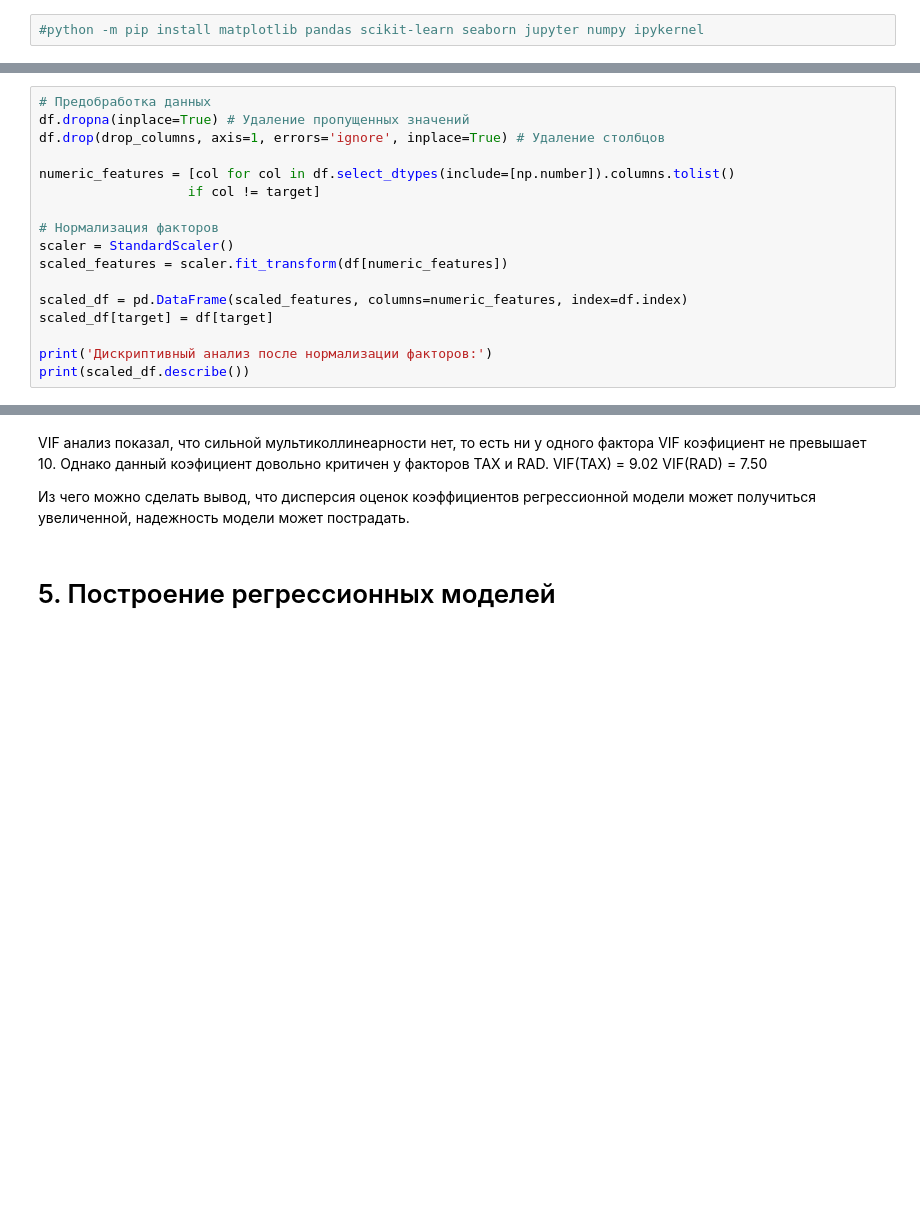
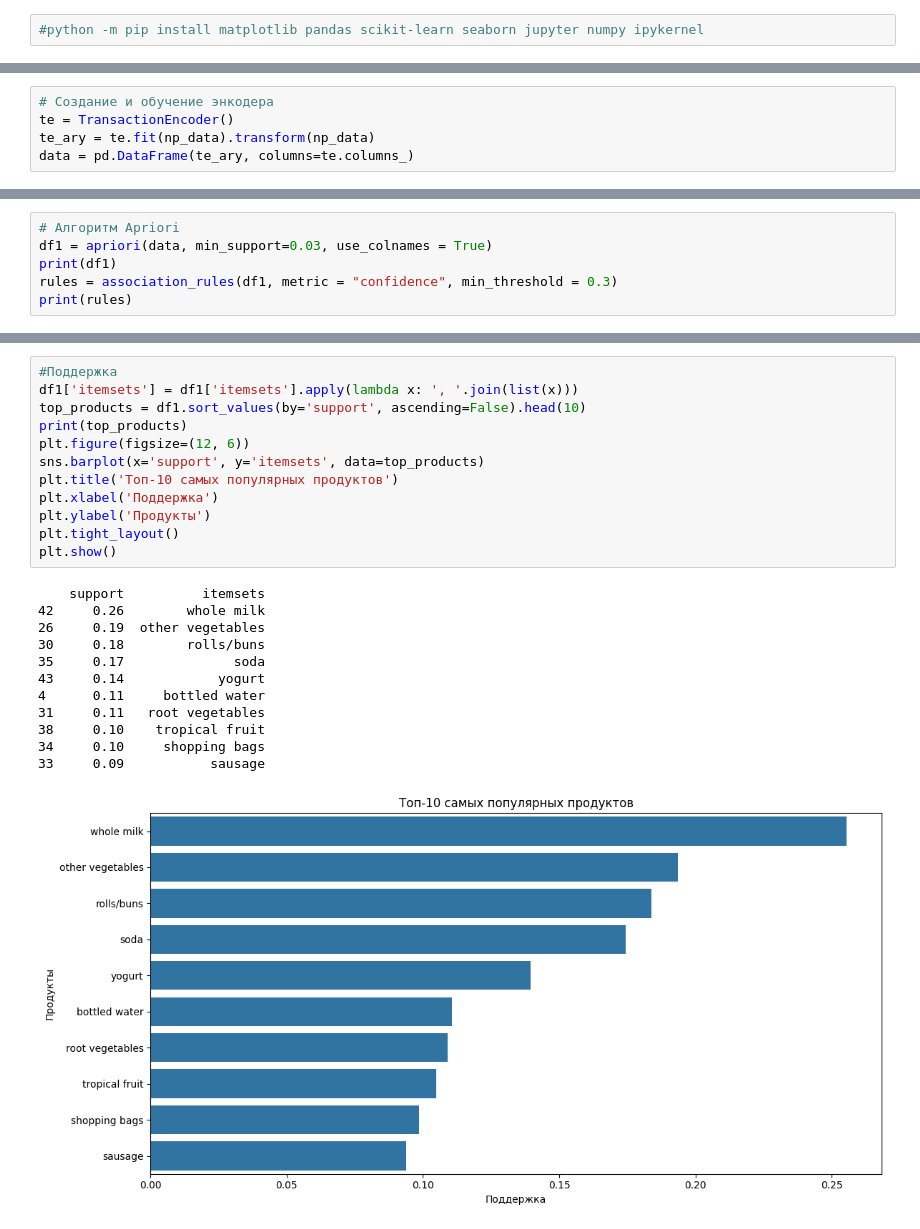
Before and after one commit to DenixSaw/ML-labs-NSTU, a Jupyter notebook: report.ipynb, the cells around one changed output, grey strips where cells are left out. Saved outputs shown, nothing was run; the diff lists cells and outputs as text; blank space fills up the shorter version.

```diff
--- a/report.ipynb
+++ b/report.ipynb
@@ -169 +98,6 @@ ZN
+# %%
+# Создание и обучение энкодера
+te = TransactionEncoder()
+te_ary = te.fit(np_data).transform(np_data)
+data = pd.DataFrame(te_ary, columns=te.columns_)
 # %% [markdown]
@@ -171,18 +105,7 @@ ZN
 # %%
-# Предобработка данных
-df.dropna(inplace=True) # Удаление пропущенных значений
-df.drop(drop_columns, axis=1, errors='ignore', inplace=True) # Удаление столбцов
-
-numeric_features = [col for col in df.select_dtypes(include=[np.number]).columns.tolist()
-                   if col != target]
-
-# Нормализация факторов
-scaler = StandardScaler()
-scaled_features = scaler.fit_transform(df[numeric_features])
-
-scaled_df = pd.DataFrame(scaled_features, columns=numeric_features, index=df.index)
-scaled_df[target] = df[target]
-
-print('Дискриптивный анализ после нормализации факторов:')
-print(scaled_df.describe())
+# Алгоритм Apriori
+df1 = apriori(data, min_support=0.03, use_colnames = True)
+print(df1)
+rules = association_rules(df1, metric = "confidence", min_threshold = 0.3)
+print(rules)
 # %% [output]
@@ -292,8 +129,25 @@ VIF коэффициенты:
-# %% [markdown]
-VIF анализ показал, что сильной мультиколлинеарности нет, то есть ни у одного фактора VIF коэфициент не превышает 10. Однако данный коэфициент довольно критичен у факторов TAX и RAD.
-VIF(TAX) = 9.02
-VIF(RAD) = 7.50
-
-Из чего можно сделать вывод, что дисперсия оценок коэффициентов регрессионной модели может получиться увеличенной, надежность модели может пострадать.
-# %% [markdown]
-# 5. Построение регрессионных моделей
+# %%
+#Поддержка
+df1['itemsets'] = df1['itemsets'].apply(lambda x: ', '.join(list(x)))
+top_products = df1.sort_values(by='support', ascending=False).head(10)
+print(top_products)
+plt.figure(figsize=(12, 6))
+sns.barplot(x='support', y='itemsets', data=top_products)
+plt.title('Топ-10 самых популярных продуктов')
+plt.xlabel('Поддержка')
+plt.ylabel('Продукты')
+plt.tight_layout()
+plt.show()
+# %% [output]
+    support          itemsets
+42     0.26        whole milk
+26     0.19  other vegetables
+30     0.18        rolls/buns
+35     0.17              soda
+43     0.14            yogurt
+4      0.11     bottled water
+31     0.11   root vegetables
+38     0.10    tropical fruit
+34     0.10     shopping bags
+33     0.09           sausage
+[figure, added]
```
Also changed, not shown: parts of 29 cells of this notebook, 1 other file.
